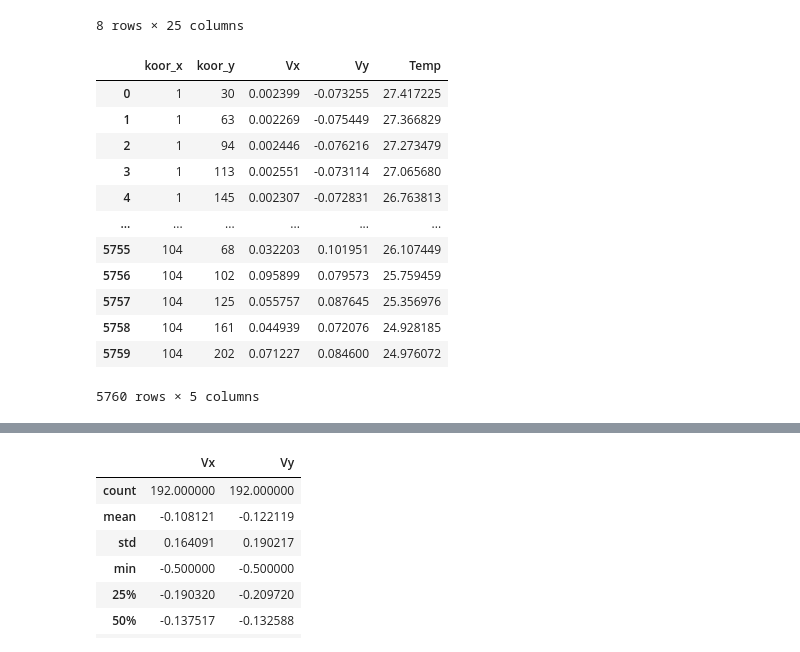
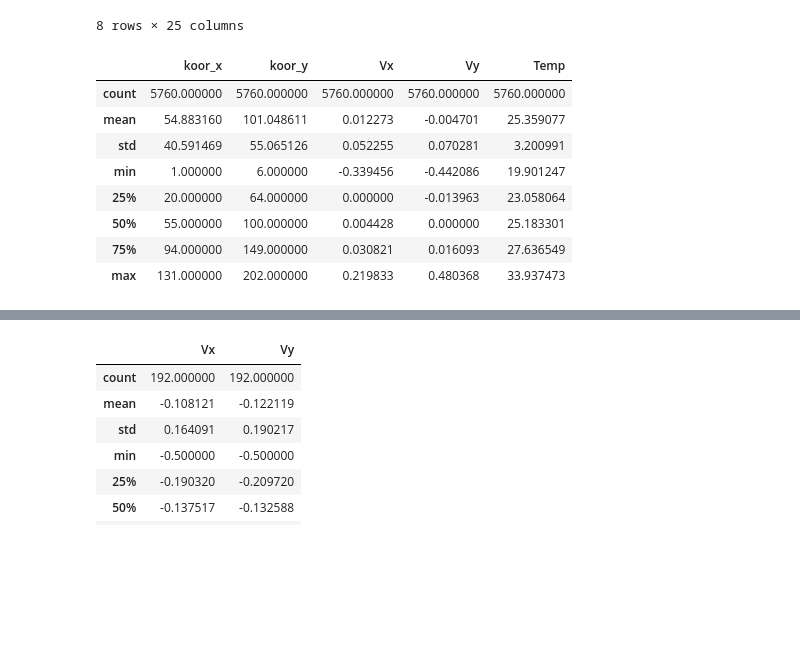
Before and after one commit to yfhkucing/regression_bms, a Jupyter notebook: Model_revisi_2.ipynb, the cells around one changed output, grey strips where cells are left out. Saved outputs shown, nothing was run; the diff lists cells and outputs as text; code cells hidden in the pictures; blank space fills up the shorter version.

```diff
--- a/Model_revisi_2.ipynb
+++ b/Model_revisi_2.ipynb
@@ -20,21 +20,17 @@ feature.describe()
 | max | 1.000000 | 1.000000 | 1.000000 | 1.000000 | 1.000000 | 1.000000 | 1.000000 | 1.000000 | 1.000000 | ... |
 8 rows × 25 columns
 # %%
-label
+label.describe()
 # %% [output]
 |  | koor_x | koor_y | Vx | Vy | Temp |
-| 0 | 1 | 30 | 0.002399 | -0.073255 | 27.417225 |
-| 1 | 1 | 63 | 0.002269 | -0.075449 | 27.366829 |
-| 2 | 1 | 94 | 0.002446 | -0.076216 | 27.273479 |
-| 3 | 1 | 113 | 0.002551 | -0.073114 | 27.065680 |
-| 4 | 1 | 145 | 0.002307 | -0.072831 | 26.763813 |
-| ... | ... | ... | ... | ... | ... |
-| 5755 | 104 | 68 | 0.032203 | 0.101951 | 26.107449 |
-| 5756 | 104 | 102 | 0.095899 | 0.079573 | 25.759459 |
-| 5757 | 104 | 125 | 0.055757 | 0.087645 | 25.356976 |
-| 5758 | 104 | 161 | 0.044939 | 0.072076 | 24.928185 |
-| 5759 | 104 | 202 | 0.071227 | 0.084600 | 24.976072 |
+| count | 5760.000000 | 5760.000000 | 5760.000000 | 5760.000000 | 5760.000000 |
+| mean | 54.883160 | 101.048611 | 0.012273 | -0.004701 | 25.359077 |
+| std | 40.591469 | 55.065126 | 0.052255 | 0.070281 | 3.200991 |
+| min | 1.000000 | 6.000000 | -0.339456 | -0.442086 | 19.901247 |
+| 25% | 20.000000 | 64.000000 | 0.000000 | -0.013963 | 23.058064 |
+| 50% | 55.000000 | 100.000000 | 0.004428 | 0.000000 | 25.183301 |
+| 75% | 94.000000 | 149.000000 | 0.030821 | 0.016093 | 27.636549 |
+| max | 131.000000 | 202.000000 | 0.219833 | 0.480368 | 33.937473 |
-5760 rows × 5 columns
 # %%
 def norm(df):
   df=(df-df.min())/(df.max()-df.min())
```
Also changed, not shown: parts of 6 cells of this notebook.
